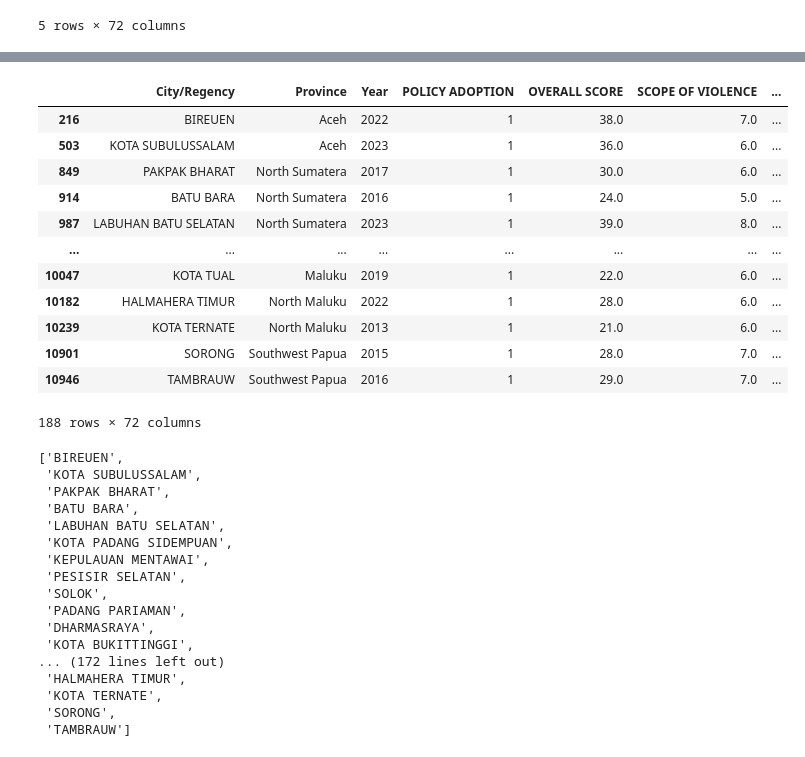
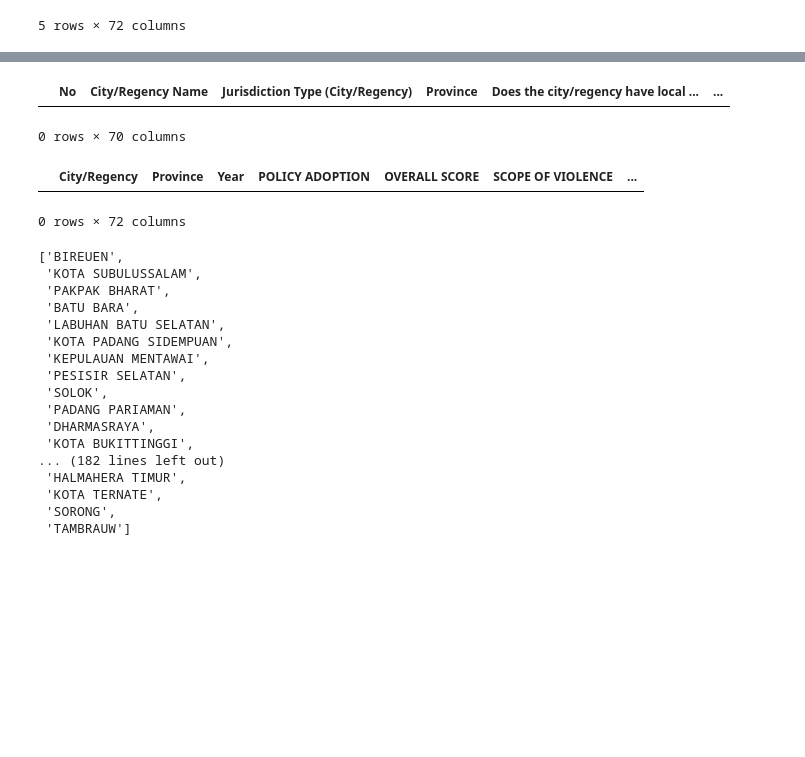
Before and after one commit to KatieBuc/qualityoflaw, a Jupyter notebook: notebooks/check_mapping.ipynb, the cells around one changed output, grey strips where cells are left out. Cells and saved outputs as stored; diff of their text form; code cells hidden in the pictures; blank space fills up the shorter version.

```diff
--- a/notebooks/check_mapping.ipynb
+++ b/notebooks/check_mapping.ipynb
@@ -172,5 +152,5 @@ df_2 = df_2.rename(columns={"TOTAL POLICY SCORE": "OVERALL SCORE"})
 df_2 = df_2[df_2["OVERALL SCORE"].notna()].copy()
 
 ### FILTERED ONLY FOR ORIGINAL POLICY DOCUMENTS
-df_2  =df_2[df_2['POLICY ADOPTION']==1]
+#df_2  =df_2[df_2['POLICY ADOPTION']==1]
 #df_2  =df_2[df_2['POLICY ADOPTION']==2]
@@ -329,19 +287,13 @@ df_1[df_1["City/Regency Name"]=='TIMOR TENGAH UTARA']
+# %%
+df_1[df_1["City/Regency Name"]=='TIMOR TENGAH SELATAN']
+# %% [output]
+|  | No | City/Regency Name | Jurisdiction Type (City/Regency) | Province | Does the city/regency have local ... | ... |
+0 rows × 70 columns
 # %%
-df_2#[df_2["City/Regency"]=="Timor Tengah Utara"]
+df_2[df_2["City/Regency"]=="Timor Tengah Selatan"]
 # %% [output]
 |  | City/Regency | Province | Year | POLICY ADOPTION | OVERALL SCORE | SCOPE OF VIOLENCE | ... |
-| 216 | BIREUEN | Aceh | 2022 | 1 | 38.0 | 7.0 | ... |
-| 503 | KOTA SUBULUSSALAM | Aceh | 2023 | 1 | 36.0 | 6.0 | ... |
-| 849 | PAKPAK BHARAT | North Sumatera | 2017 | 1 | 30.0 | 6.0 | ... |
-| 914 | BATU BARA | North Sumatera | 2016 | 1 | 24.0 | 5.0 | ... |
-| 987 | LABUHAN BATU SELATAN | North Sumatera | 2023 | 1 | 39.0 | 8.0 | ... |
-| ... | ... | ... | ... | ... | ... | ... | ... |
-| 10047 | KOTA TUAL | Maluku | 2019 | 1 | 22.0 | 6.0 | ... |
-| 10182 | HALMAHERA TIMUR | North Maluku | 2022 | 1 | 28.0 | 6.0 | ... |
-| 10239 | KOTA TERNATE | North Maluku | 2013 | 1 | 21.0 | 6.0 | ... |
-| 10901 | SORONG | Southwest Papua | 2015 | 1 | 28.0 | 7.0 | ... |
-| 10946 | TAMBRAUW | Southwest Papua | 2016 | 1 | 29.0 | 7.0 | ... |
-188 rows × 72 columns
+0 rows × 72 columns
 # %%
 list(df_2["City/Regency"])
 # %% [output]
@@ -357,7 +309,7 @@ list(df_2["City/Regency"])
  'PADANG PARIAMAN',
  'DHARMASRAYA',
  'KOTA BUKITTINGGI',
-... (172 lines left out)
+... (182 lines left out)
  'HALMAHERA TIMUR',
  'KOTA TERNATE',
  'SORONG',
```
Also changed, not shown: parts of 8 cells of this notebook, 2 other files.
